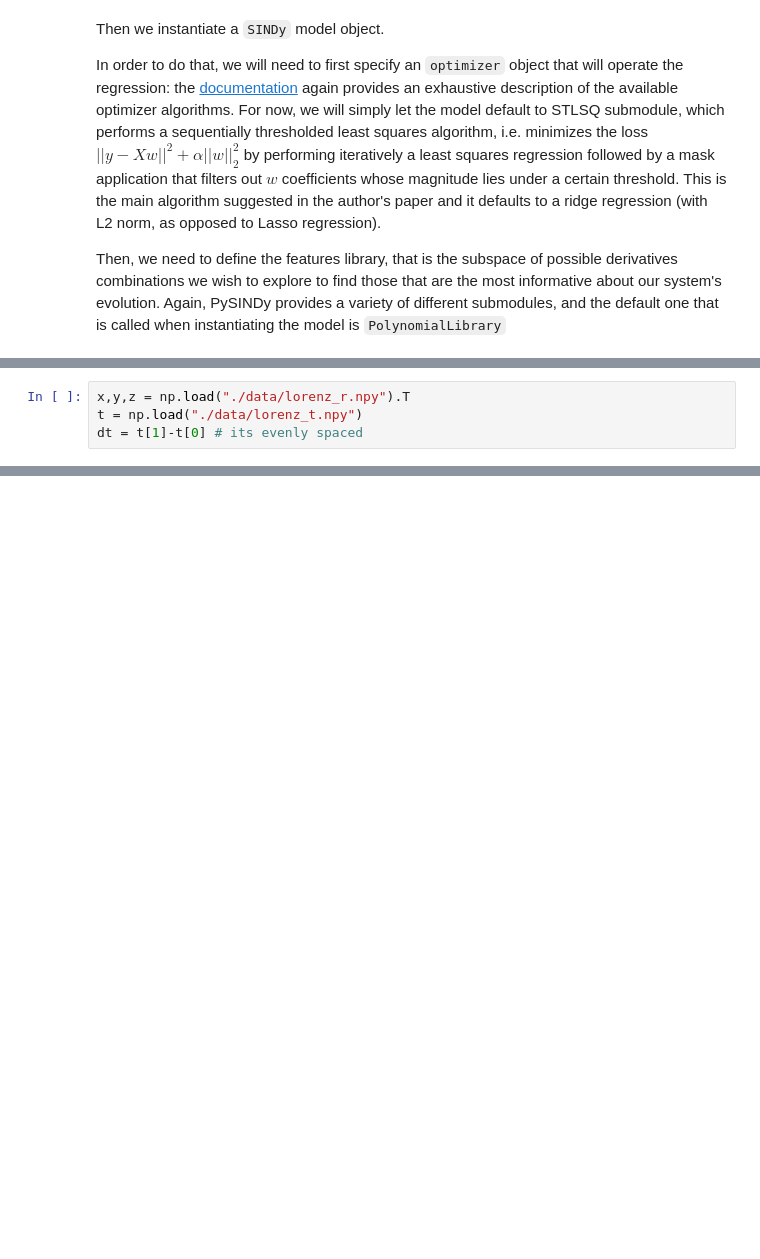
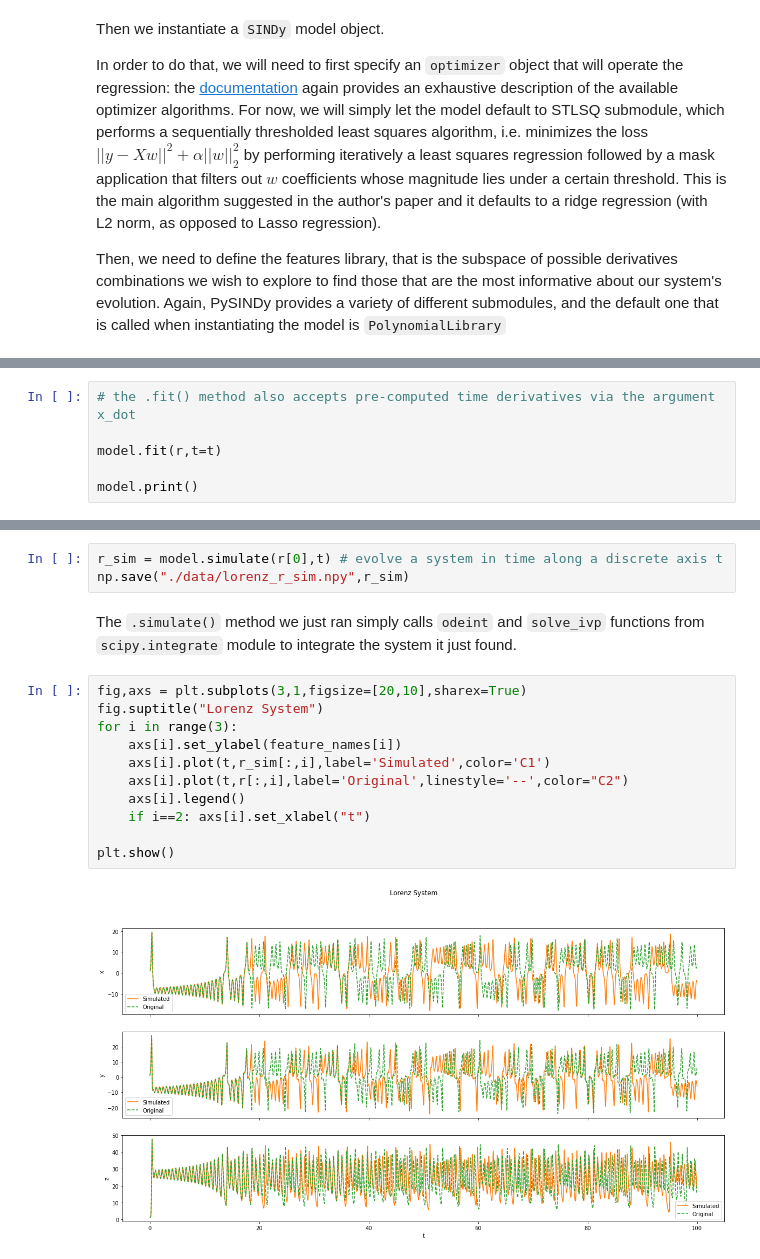
Before and after one commit to emersonvero/LoCP2, a Jupyter notebook: project/pde-find.ipynb, the cells around one changed output, grey strips where cells are left out. Drawn from its saved outputs; the diff is of its cells as text; blank space fills up the shorter version.

```diff
--- a/project/pde-find.ipynb
+++ b/project/pde-find.ipynb
@@ -62,4 +52,0 @@ model = ps.SINDy(feature_names=feature_names)
-# %%
-x,y,z = np.load("./data/lorenz_r.npy").T
-t = np.load("./data/lorenz_t.npy")
-dt = t[1]-t[0] # its evenly spaced
@@ -81,0 +63,6 @@ features = ['bias','x','y','z','xy','yz','zx','x^2','y^2','z^2']
+# %%
+# the .fit() method also accepts pre-computed time derivatives via the argument x_dot
+
+model.fit(r,t=t)
+
+model.print()
@@ -81,0 +95,18 @@ features = ['bias','x','y','z','xy','yz','zx','x^2','y^2','z^2']
+# %%
+r_sim = model.simulate(r[0],t) # evolve a system in time along a discrete axis t
+np.save("./data/lorenz_r_sim.npy",r_sim)
+# %% [markdown]
+The `.simulate()` method we just ran simply calls `odeint` and `solve_ivp` functions from `scipy.integrate` module to integrate the system it just found.
+# %%
+fig,axs = plt.subplots(3,1,figsize=[20,10],sharex=True)
+fig.suptitle("Lorenz System")
+for i in range(3):
+    axs[i].set_ylabel(feature_names[i])
+    axs[i].plot(t,r_sim[:,i],label='Simulated',color='C1')
+    axs[i].plot(t,r[:,i],label='Original',linestyle='--',color="C2")
+    axs[i].legend()
+    if i==2: axs[i].set_xlabel("t")
+
+plt.show()
+# %% [output]
+[figure, added]
```
Also changed, not shown: parts of 12 cells of this notebook, 2 other files.
